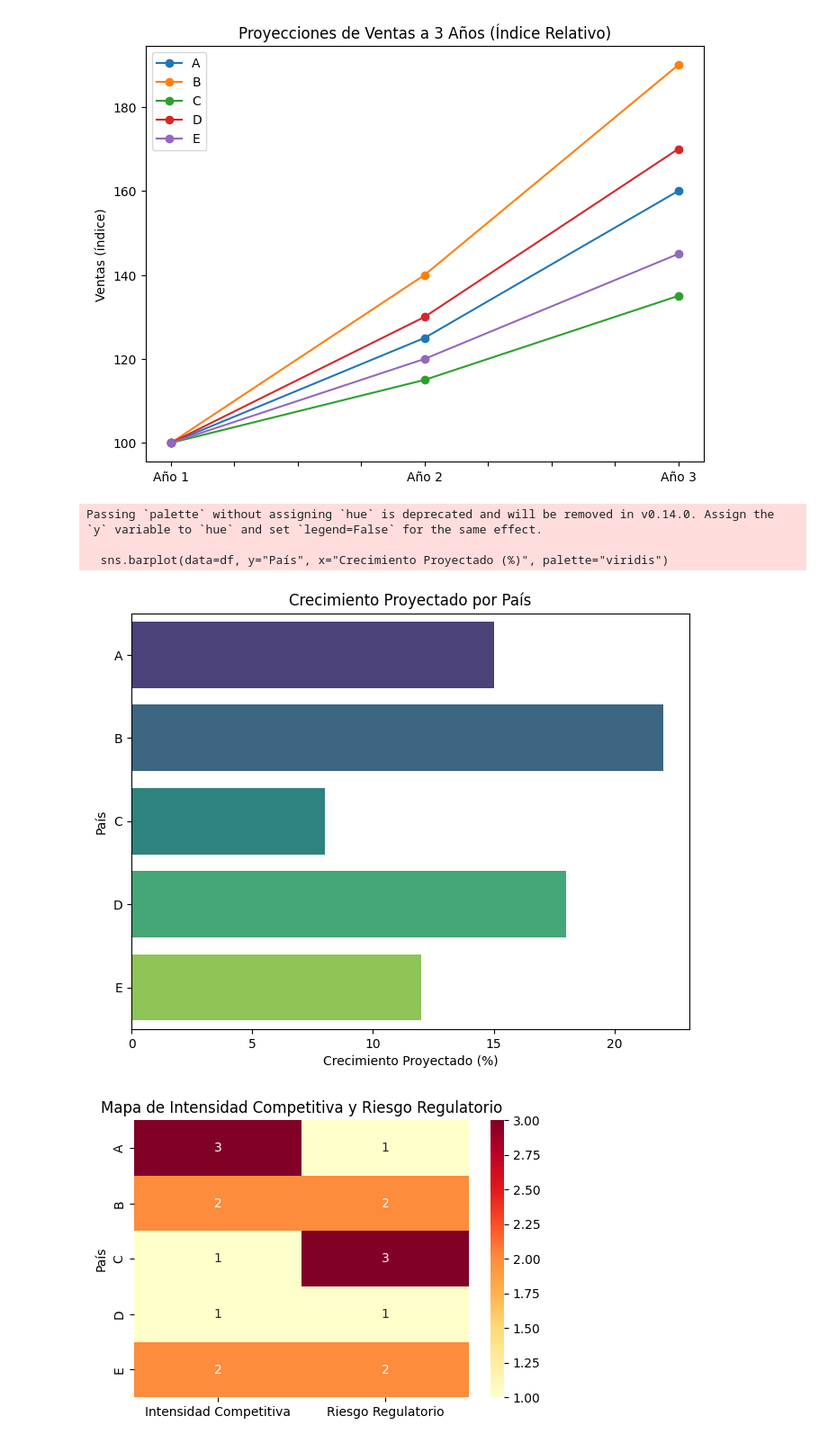
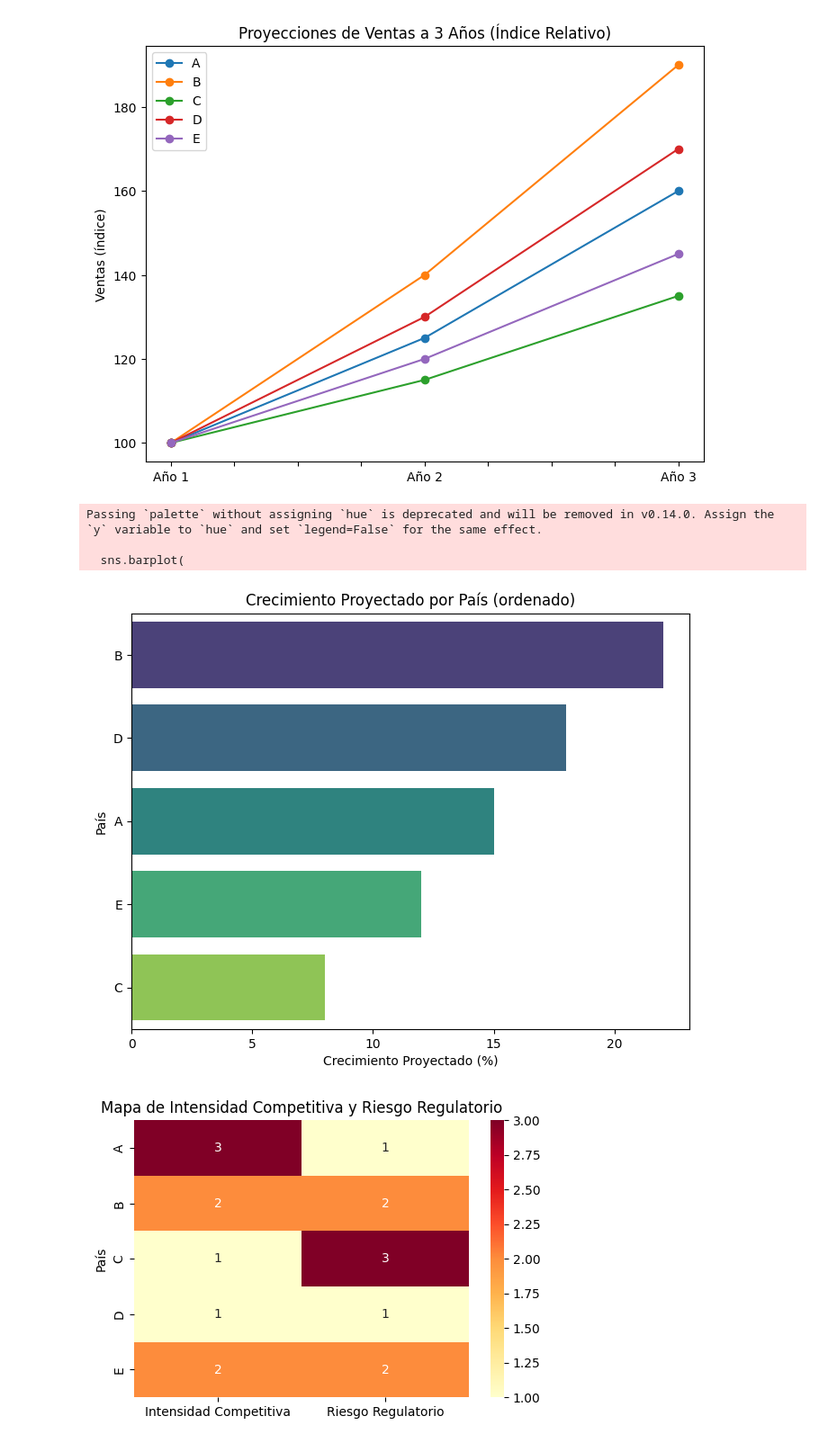
Before and after one commit to SierraSantiago/Visualizacion, a Jupyter notebook: casob.ipynb, the cells around one changed output. Shown at 90% size. Drawn from its saved outputs; the diff is of its cells as text; code cells hidden in the pictures.

```diff
--- a/casob.ipynb
+++ b/casob.ipynb
@@ -77,14 +77,26 @@ plt.show()
 [figure]
 # %%
 plt.figure(figsize=(8,6))
-sns.barplot(data=df, y="País", x="Crecimiento Proyectado (%)", palette="viridis")
-plt.title("Crecimiento Proyectado por País")
+
+# Ordenamos el DataFrame por crecimiento proyectado
+df_sorted = df.sort_values("Crecimiento Proyectado (%)", ascending=False)
+
+sns.barplot(
+    data=df_sorted,
+    y="País",
+    x="Crecimiento Proyectado (%)",
+    palette="viridis"
+)
+
+plt.title("Crecimiento Proyectado por País (ordenado)")
+plt.xlabel("Crecimiento Proyectado (%)")
+plt.ylabel("País")
 plt.show()
 # %% [output]
 Passing `palette` without assigning `hue` is deprecated and will be removed in v0.14.0. Assign the `y` variable to `hue` and set `legend=False` for the same effect.
 
-  sns.barplot(data=df, y="País", x="Crecimiento Proyectado (%)", palette="viridis")
+  sns.barplot(
-[figure, old version]
+[figure, new version]
 # %%
 # Convertimos riesgos e intensidades en valores numéricos para heatmap
 mapa = df[["País", "Intensidad Competitiva", "Riesgo Regulatorio"]].copy()
```
Also changed, not shown: parts of 1 cell of this notebook.
